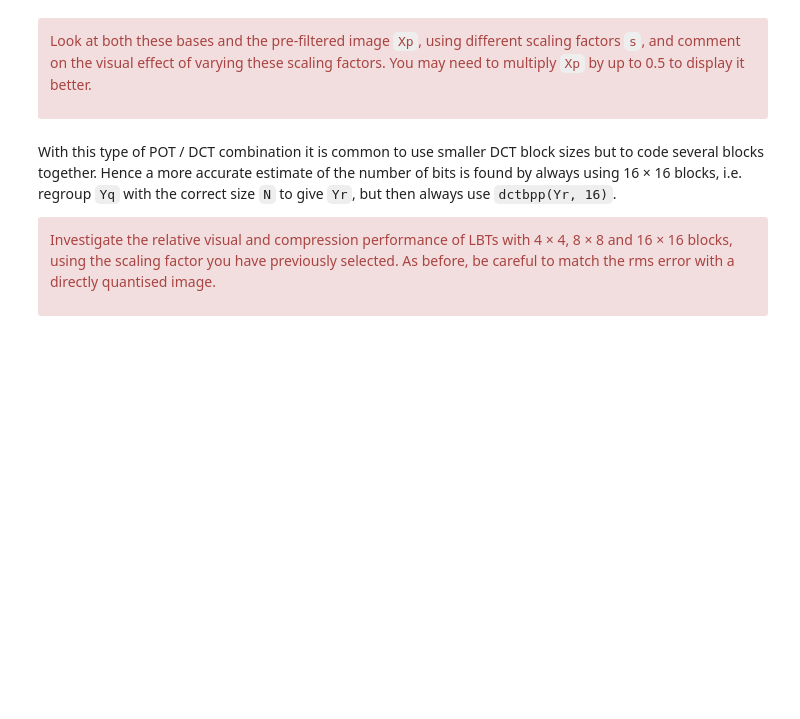
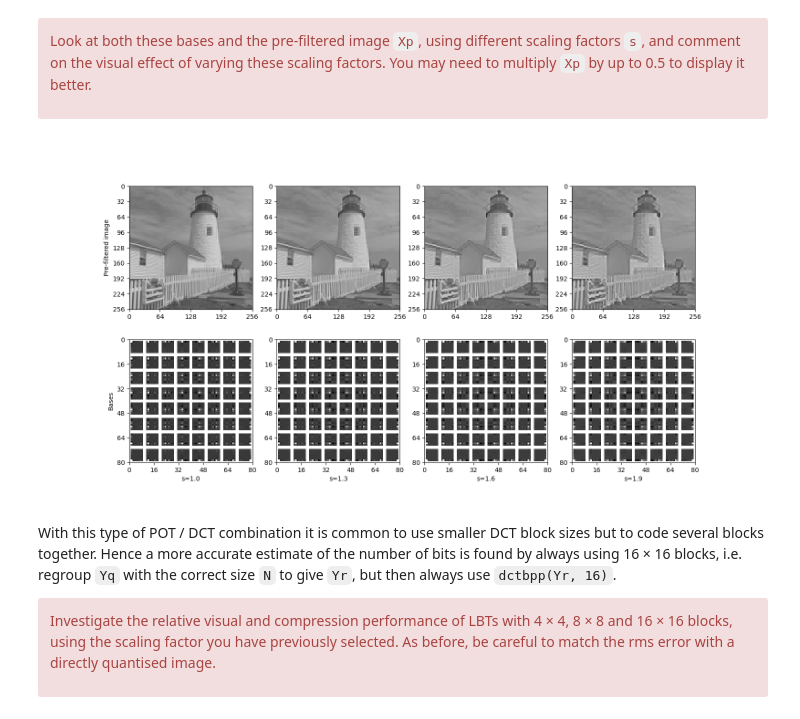
Before and after one commit to Christos-Antonopoulos/cued_sf2_lab, a Jupyter notebook: 8-lbt.ipynb, the cells around one changed output. Saved outputs shown, nothing was run; the diff lists cells and outputs as text; code cells hidden in the pictures; blank space fills up the shorter version.

```diff
--- a/8-lbt.ipynb
+++ b/8-lbt.ipynb
@@ -232,3 +273,25 @@ multiply `Xp` by up to 0.5 to display it better.</div>
+# %%
+fig, axs = plt.subplots(nrows=2, ncols=4, figsize=(16, 8))
+for s, ax in zip((1.0, 1.3, 1.6, 1.9), axs.T):
+    Pf, Pr = pot_ii(8, s)
+    Xp = pre_filter(X, Pf) #*0.5
+    plot_image(Xp, ax=ax[0])
+    # x, y = 160, 32
+    # W = 50 #100
+    # ax[0].set_xlim((x, x+W))
+    # ax[0].set_ylim((y+W, y))
+    ax[1].set_xlabel(f"{s=}")
+
+    bases = np.concatenate([np.full((8,1), np.nan), Pf, np.full((8,1), np.nan)], axis=1)
+    bases = bases.reshape(-1, 1)
+    im_obj = plot_image(bases @ bases.T, ax=ax[1])
+    # fig.colorbar(im_obj, ax=ax);
+
+    if s==1:
+        ax[0].set_ylabel("Pre-filtered image")
+        ax[1].set_ylabel("Bases")
+# %% [output]
+[figure, added]
 # %% [markdown]
 With this type of POT / DCT combination it is common to use smaller DCT block sizes
 but to code several blocks together. Hence a more accurate estimate of the number of bits
```
Also changed, not shown: parts of 13 cells of this notebook, 8 other files.
